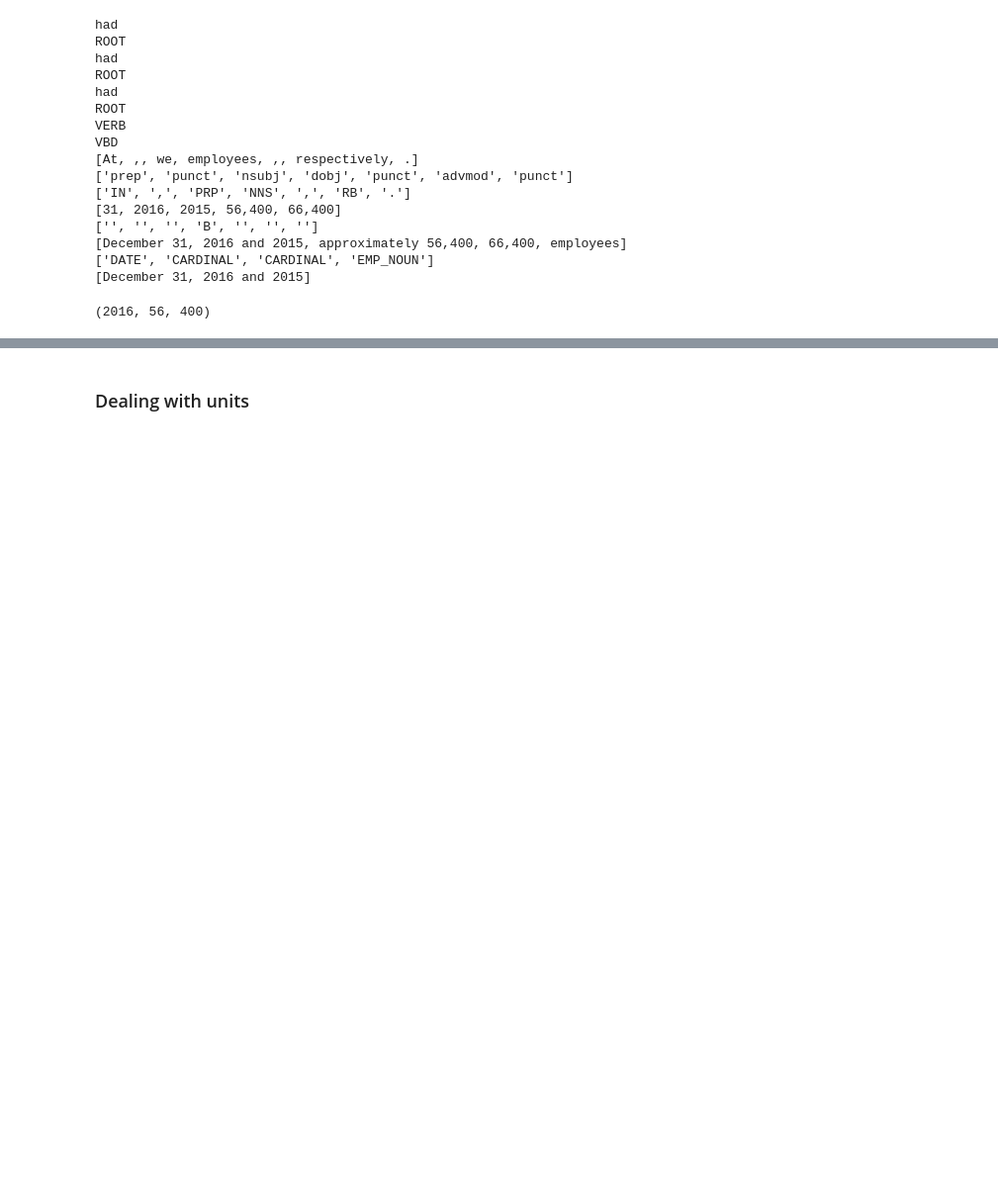
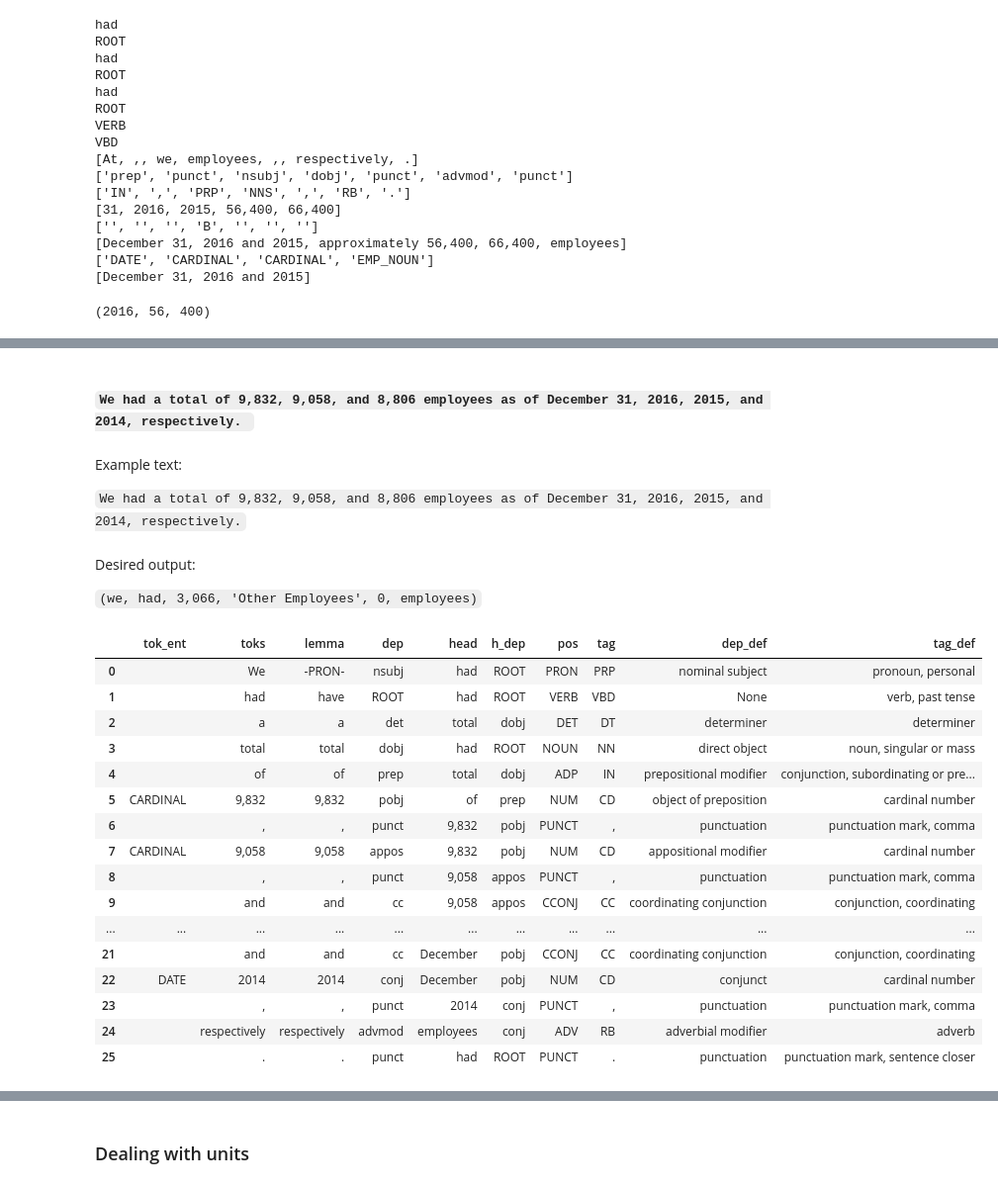
Before and after one commit to JarrodAJ/sec_employee_information_extraction, a Jupyter notebook: 4_Define_SpaCy_NER.ipynb, the cells around one changed output, grey strips where cells are left out. Shown at 99% size. Saved outputs shown, nothing was run; the diff lists cells and outputs as text; code cells hidden in the pictures; blank space fills up the shorter version.

```diff
--- a/4_Define_SpaCy_NER.ipynb
+++ b/4_Define_SpaCy_NER.ipynb
@@ -1985,0 +2435,32 @@ Root is at 1 climbs from employees.
+# %% [markdown]
+#### `We had a total of 9,832, 9,058, and 8,806 employees as of December 31, 2016, 2015, and 2014, respectively. `
+# %% [markdown]
+Example text:
+
+`We had a total of 9,832, 9,058, and 8,806 employees as of December 31, 2016, 2015, and 2014, respectively.`
+# %% [markdown]
+Desired output:
+
+`(we, had, 3,066, 'Other Employees', 0, employees)`
+# %%
+ex13 = nlp("We had a total of 9,832, 9,058, and 8,806 employees as of December 31, 2016, 2015, and 2014, respectively.")
+# %%
+print_df(make_tok_df(ex13))
+# %% [output]
+|  | tok_ent | toks | lemma | dep | head | h_dep | pos | tag | dep_def | tag_def |
+| 0 |  | We | -PRON- | nsubj | had | ROOT | PRON | PRP | nominal subject | pronoun, personal |
+| 1 |  | had | have | ROOT | had | ROOT | VERB | VBD | None | verb, past tense |
+| 2 |  | a | a | det | total | dobj | DET | DT | determiner | determiner |
+| 3 |  | total | total | dobj | had | ROOT | NOUN | NN | direct object | noun, singular or mass |
+| 4 |  | of | of | prep | total | dobj | ADP | IN | prepositional modifier | conjunction, subordinating or pre... |
+| 5 | CARDINAL | 9,832 | 9,832 | pobj | of | prep | NUM | CD | object of preposition | cardinal number |
+| 6 |  | , | , | punct | 9,832 | pobj | PUNCT | , | punctuation | punctuation mark, comma |
+| 7 | CARDINAL | 9,058 | 9,058 | appos | 9,832 | pobj | NUM | CD | appositional modifier | cardinal number |
+| 8 |  | , | , | punct | 9,058 | appos | PUNCT | , | punctuation | punctuation mark, comma |
+| 9 |  | and | and | cc | 9,058 | appos | CCONJ | CC | coordinating conjunction | conjunction, coordinating |
+| ... | ... | ... | ... | ... | ... | ... | ... | ... | ... | ... |
+| 21 |  | and | and | cc | December | pobj | CCONJ | CC | coordinating conjunction | conjunction, coordinating |
+| 22 | DATE | 2014 | 2014 | conj | December | pobj | NUM | CD | conjunct | cardinal number |
+| 23 |  | , | , | punct | 2014 | conj | PUNCT | , | punctuation | punctuation mark, comma |
+| 24 |  | respectively | respectively | advmod | employees | conj | ADV | RB | adverbial modifier | adverb |
+| 25 |  | . | . | punct | had | ROOT | PUNCT | . | punctuation | punctuation mark, sentence closer |
```
Also changed, not shown: parts of 131 cells of this notebook.
